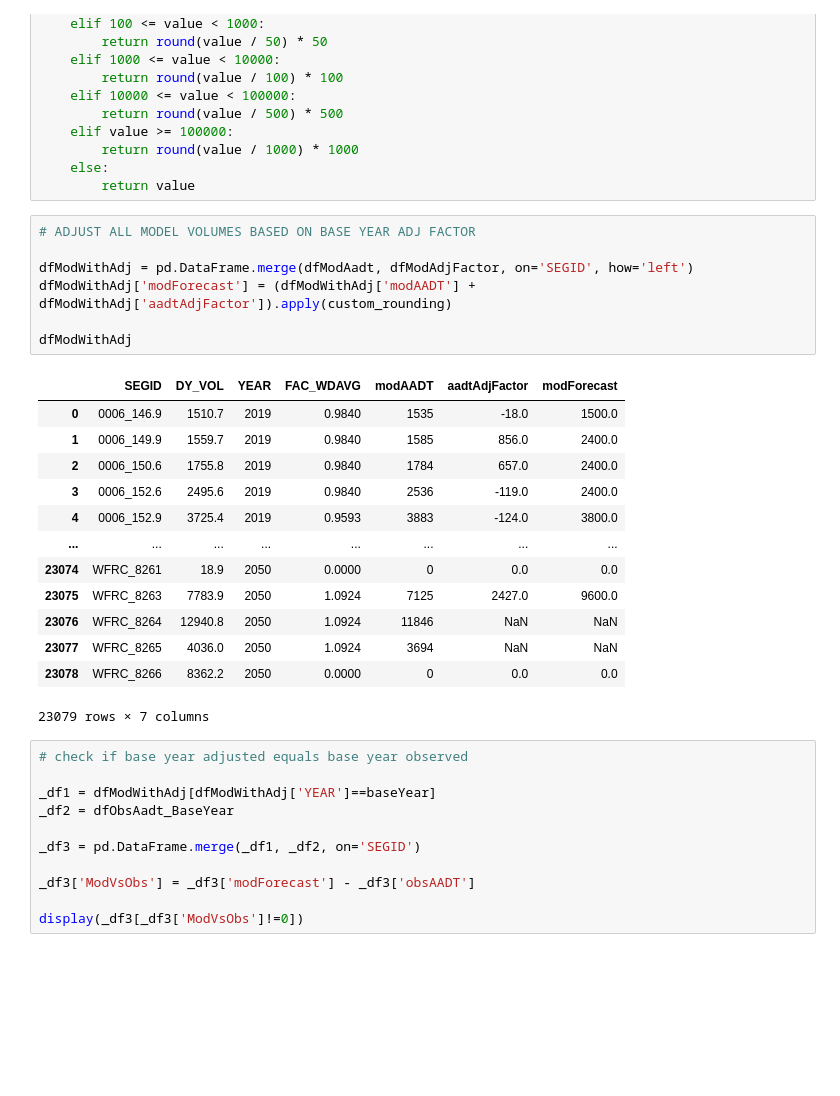
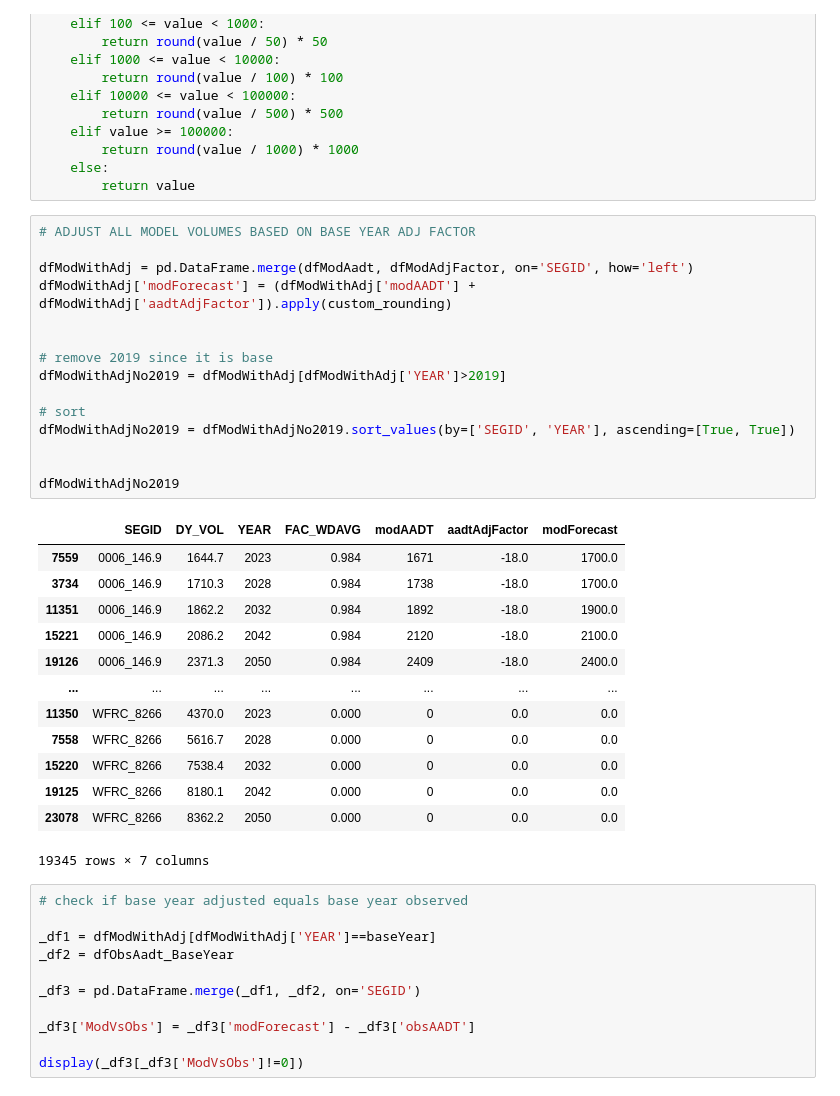
Before and after one commit to WFRCAnalytics/Traffic-Volume-Forecasts, a Jupyter notebook: 3-Prepare-Model-Forecasts.ipynb, the cells around one changed output. Cells and saved outputs as stored; diff of their text form; blank space fills up the shorter version.

```diff
--- a/3-Prepare-Model-Forecasts.ipynb
+++ b/3-Prepare-Model-Forecasts.ipynb
@@ -248,24 +248,32 @@ def custom_rounding(value):
 # %%
 # ADJUST ALL MODEL VOLUMES BASED ON BASE YEAR ADJ FACTOR
 
 dfModWithAdj = pd.DataFrame.merge(dfModAadt, dfModAdjFactor, on='SEGID', how='left')
 dfModWithAdj['modForecast'] = (dfModWithAdj['modAADT'] + dfModWithAdj['aadtAdjFactor']).apply(custom_rounding)
 
-dfModWithAdj
+
+# remove 2019 since it is base
+dfModWithAdjNo2019 = dfModWithAdj[dfModWithAdj['YEAR']>2019]
+
+# sort
+dfModWithAdjNo2019 = dfModWithAdjNo2019.sort_values(by=['SEGID', 'YEAR'], ascending=[True, True])
+
+
+dfModWithAdjNo2019
 # %% [output]
 |  | SEGID | DY_VOL | YEAR | FAC_WDAVG | modAADT | aadtAdjFactor | modForecast |
-| 0 | 0006_146.9 | 1510.7 | 2019 | 0.9840 | 1535 | -18.0 | 1500.0 |
-| 1 | 0006_149.9 | 1559.7 | 2019 | 0.9840 | 1585 | 856.0 | 2400.0 |
-| 2 | 0006_150.6 | 1755.8 | 2019 | 0.9840 | 1784 | 657.0 | 2400.0 |
-| 3 | 0006_152.6 | 2495.6 | 2019 | 0.9840 | 2536 | -119.0 | 2400.0 |
-| 4 | 0006_152.9 | 3725.4 | 2019 | 0.9593 | 3883 | -124.0 | 3800.0 |
+| 7559 | 0006_146.9 | 1644.7 | 2023 | 0.984 | 1671 | -18.0 | 1700.0 |
+| 3734 | 0006_146.9 | 1710.3 | 2028 | 0.984 | 1738 | -18.0 | 1700.0 |
+| 11351 | 0006_146.9 | 1862.2 | 2032 | 0.984 | 1892 | -18.0 | 1900.0 |
+| 15221 | 0006_146.9 | 2086.2 | 2042 | 0.984 | 2120 | -18.0 | 2100.0 |
+| 19126 | 0006_146.9 | 2371.3 | 2050 | 0.984 | 2409 | -18.0 | 2400.0 |
 | ... | ... | ... | ... | ... | ... | ... | ... |
-| 23074 | WFRC_8261 | 18.9 | 2050 | 0.0000 | 0 | 0.0 | 0.0 |
-| 23075 | WFRC_8263 | 7783.9 | 2050 | 1.0924 | 7125 | 2427.0 | 9600.0 |
-| 23076 | WFRC_8264 | 12940.8 | 2050 | 1.0924 | 11846 | NaN | NaN |
-| 23077 | WFRC_8265 | 4036.0 | 2050 | 1.0924 | 3694 | NaN | NaN |
-| 23078 | WFRC_8266 | 8362.2 | 2050 | 0.0000 | 0 | 0.0 | 0.0 |
+| 11350 | WFRC_8266 | 4370.0 | 2023 | 0.000 | 0 | 0.0 | 0.0 |
+| 7558 | WFRC_8266 | 5616.7 | 2028 | 0.000 | 0 | 0.0 | 0.0 |
+| 15220 | WFRC_8266 | 7538.4 | 2032 | 0.000 | 0 | 0.0 | 0.0 |
+| 19125 | WFRC_8266 | 8180.1 | 2042 | 0.000 | 0 | 0.0 | 0.0 |
+| 23078 | WFRC_8266 | 8362.2 | 2050 | 0.000 | 0 | 0.0 | 0.0 |
-23079 rows × 7 columns
+19345 rows × 7 columns
 # %%
 # check if base year adjusted equals base year observed
 
```
Also changed, not shown: parts of 1 cell of this notebook, 6 other files.
